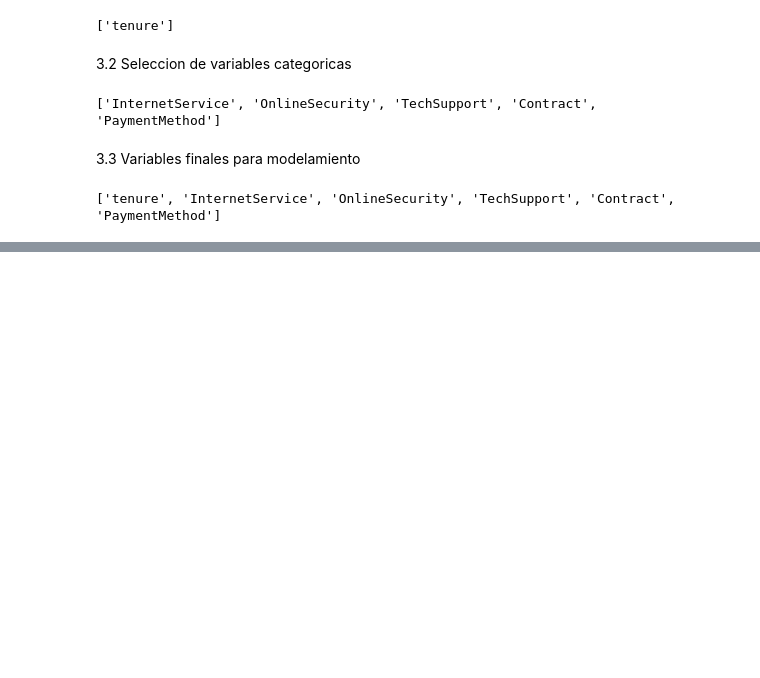
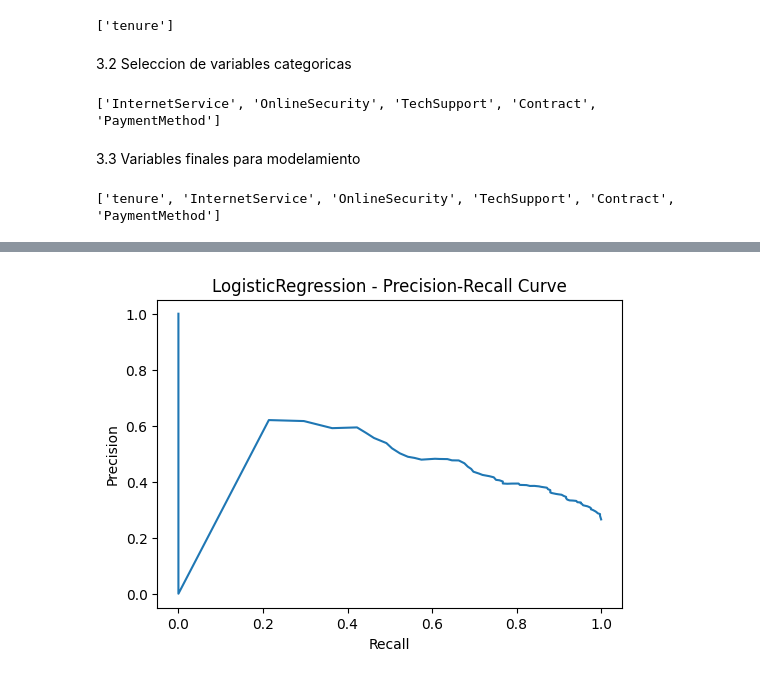
Before and after one commit to yofreca/clase_mlops, a Jupyter notebook: Proyecto_1/notebooks/Exploracion.ipynb, the cells around one changed output, grey strips where cells are left out. Saved outputs shown, nothing was run; the diff lists cells and outputs as text; code cells hidden in the pictures; blank space fills up the shorter version.

```diff
--- a/Proyecto_1/notebooks/note1.ipynb
+++ b/Proyecto_1/notebooks/Exploracion.ipynb
@@ -276,0 +397,10 @@ print(selected_features)
+# %%
+precision, recall, _ = precision_recall_curve(y_test, y_scores)
+plt.figure(figsize=(6, 4))
+plt.plot(recall, precision)
+plt.title(f"{model_name} - Precision-Recall Curve")
+plt.xlabel("Recall")
+plt.ylabel("Precision")
+plt.show()
+# %% [output]
+[figure, added]
```
Also changed, not shown: parts of 16 cells of this notebook, 1 other file.
